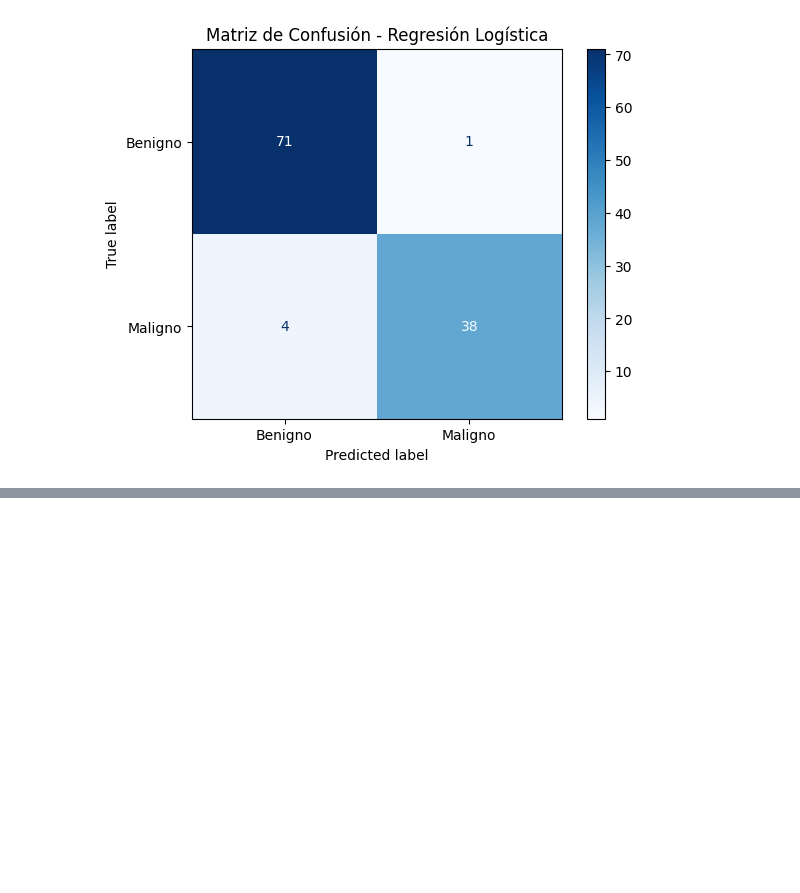
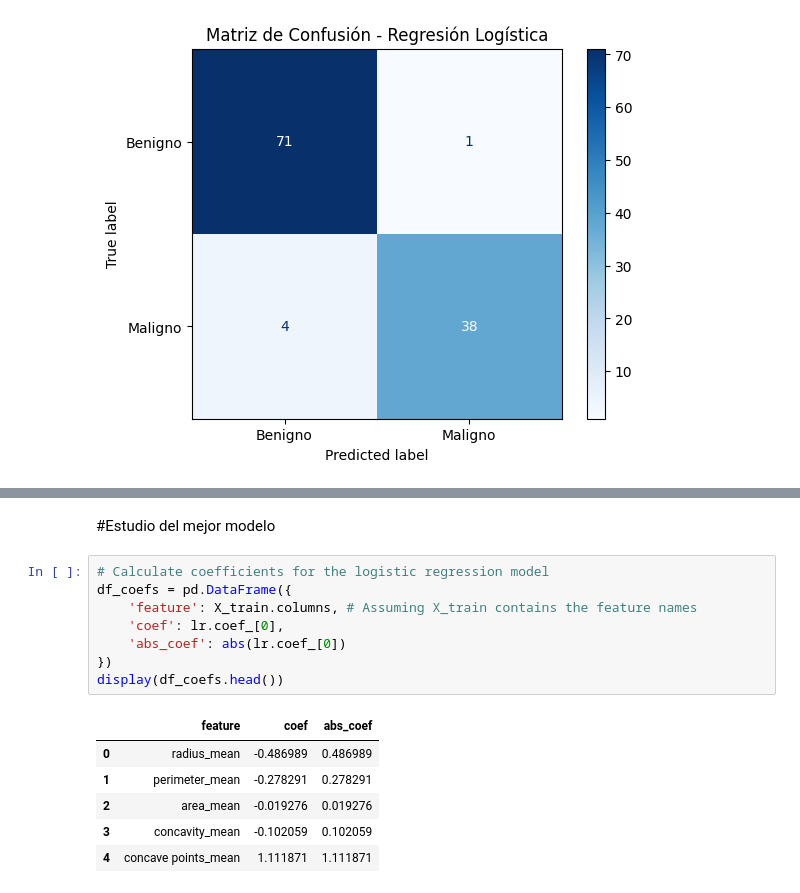
Before and after one commit to aformen9/BC-ML-Project, a Jupyter notebook: notebook/BreastCancer_ML.ipynb, the cells around one changed output, grey strips where cells are left out. Saved outputs shown, nothing was run; the diff lists cells and outputs as text; blank space fills up the shorter version.

```diff
--- a/notebook/BreastCancer_ML.ipynb
+++ b/notebook/BreastCancer_ML.ipynb
@@ -1117,0 +1139,17 @@ ROC AUC:   0.9643
+# %% [markdown]
+#Estudio del mejor modelo
+# %%
+# Calculate coefficients for the logistic regression model
+df_coefs = pd.DataFrame({
+    'feature': X_train.columns, # Assuming X_train contains the feature names
+    'coef': lr.coef_[0],
+    'abs_coef': abs(lr.coef_[0])
+})
+display(df_coefs.head())
+# %% [output]
+|  | feature | coef | abs_coef |
+| 0 | radius_mean | -0.486989 | 0.486989 |
+| 1 | perimeter_mean | -0.278291 | 0.278291 |
+| 2 | area_mean | -0.019276 | 0.019276 |
+| 3 | concavity_mean | -0.102059 | 0.102059 |
+| 4 | concave points_mean | 1.111871 | 1.111871 |
```
Also changed, not shown: parts of 11 cells of this notebook.
